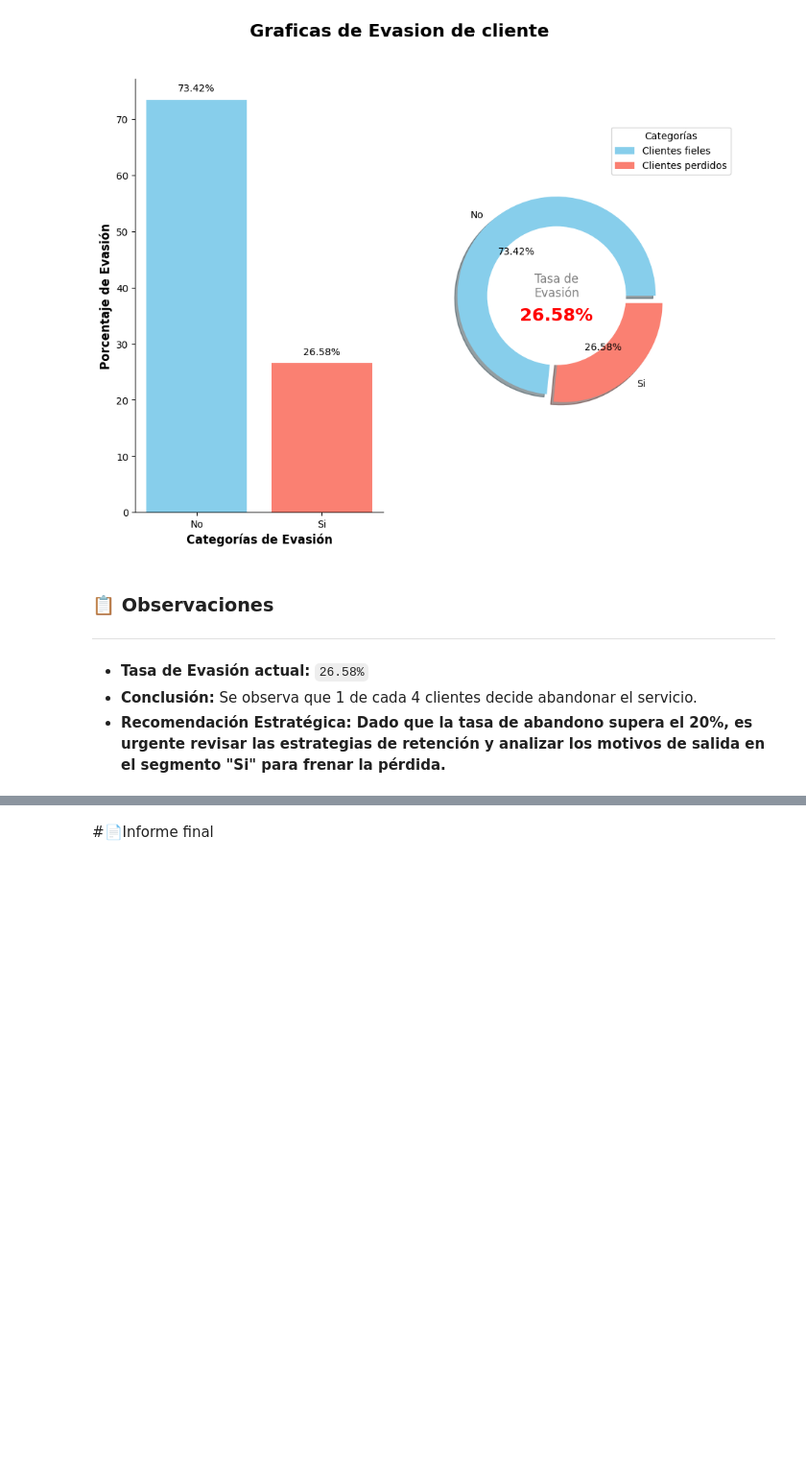
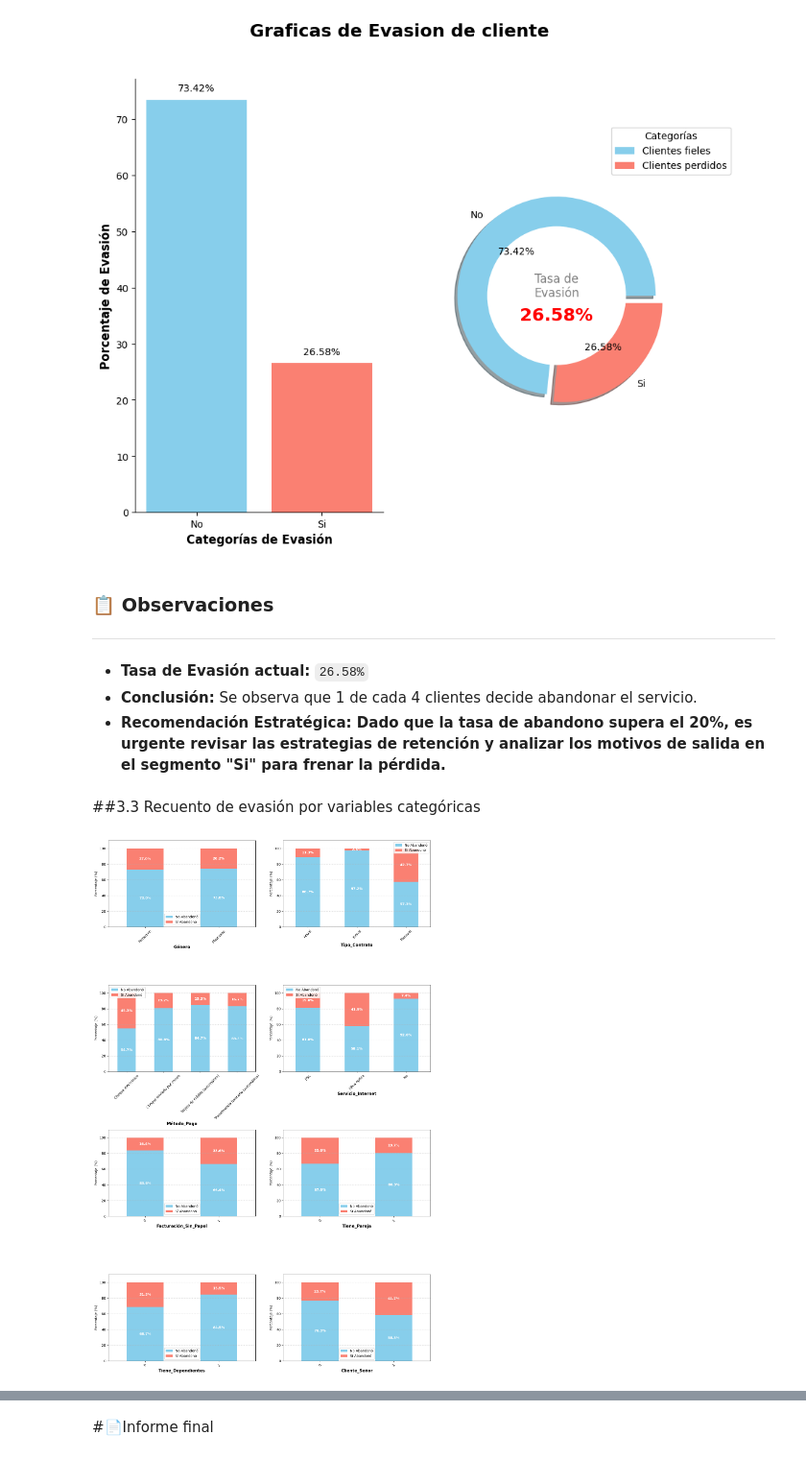
Before and after one commit to KonungurProFer/Proyecto_telecom_X, a Jupyter notebook: TelecomX_LATAM.ipynb, the cells around one changed output, grey strips where cells are left out. Shown at 96% size. Saved outputs shown, nothing was run; the diff lists cells and outputs as text; code cells hidden in the pictures; blank space fills up the shorter version.

```diff
--- a/TelecomX_LATAM.ipynb
+++ b/TelecomX_LATAM.ipynb
@@ -521,3 +521,9 @@ grafica_evasion().show()
 * **Tasa de Evasión actual:** `26.58%`
 * **Conclusión:** Se observa que 1 de cada 4 clientes decide abandonar el servicio.
 * **Recomendación Estratégica: Dado que la tasa de abandono supera el 20%, es urgente revisar las estrategias de retención y analizar los motivos de salida en el segmento "Si" para frenar la pérdida.**
+# %% [markdown]
+##3.3 Recuento de evasión por variables categóricas
+# %%
+#Variables categóricas
+variables_categoricas = ["Género", "Tipo_Contrato", "Método_Pago", "Servicio_Internet", "Facturación_Sin_Papel", "Tiene_Pareja", "Tiene_Dependientes", "Cliente_Señor"]
+extension=len(variables_categoricas)
@@ -523,0 +533,32 @@ grafica_evasion().show()
+# %%
+def grafica_evasion_categorica():
+    #Creando los subplots
+  fig, axs = plt.subplots(4,2, figsize=(14,22))
+  fig.subplots_adjust(hspace=1, wspace= 0.6, top=0.92)
+  axs_planos = axs.ravel()
+
+  for idx, v in enumerate(variables_categoricas):
+      # Creando tabla
+      tabla = pd.crosstab(index=df_normalizado[v], columns=df_normalizado['Abandonó_Servicio'])
+      tabla_porcentaje = tabla.div(tabla.sum(1), axis=0) * 100
+      #   Graficando
+      tabla_porcentaje.plot(kind="bar", stacked=True, ax=axs_planos[idx], color=colores)
+      # 4. Agregando los porcentajes
+      for contenedor in axs_planos[idx].containers:
+          axs_planos[idx].bar_label(contenedor,fmt='%.1f%%',label_type='center',color='white',fontweight='bold',fontsize=10)
+      axs_planos[idx].tick_params(axis='x', labelrotation=45)
+      axs_planos[idx].set_ylim(0, 110)
+      axs_planos[idx].set_ylabel("Porcentaje (%)")
+  # Ajustes finales
+  for ax in axs_planos:
+      ax.legend(labels=["No Abandonó", "Sí Abandonó"])
+      ax.grid(linestyle=":", axis='y')
+      ax.xaxis.label.set(fontsize=12, fontweight="bold")
+
+  plt.tight_layout()
+  fig.savefig("grafico_porcentajes.jpg", transparent=True)
+  return plt
+# %%
+grafica_evasion_categorica().show()
+# %% [output]
+[figure, added]
```
Also changed, not shown: parts of 10 cells of this notebook.
